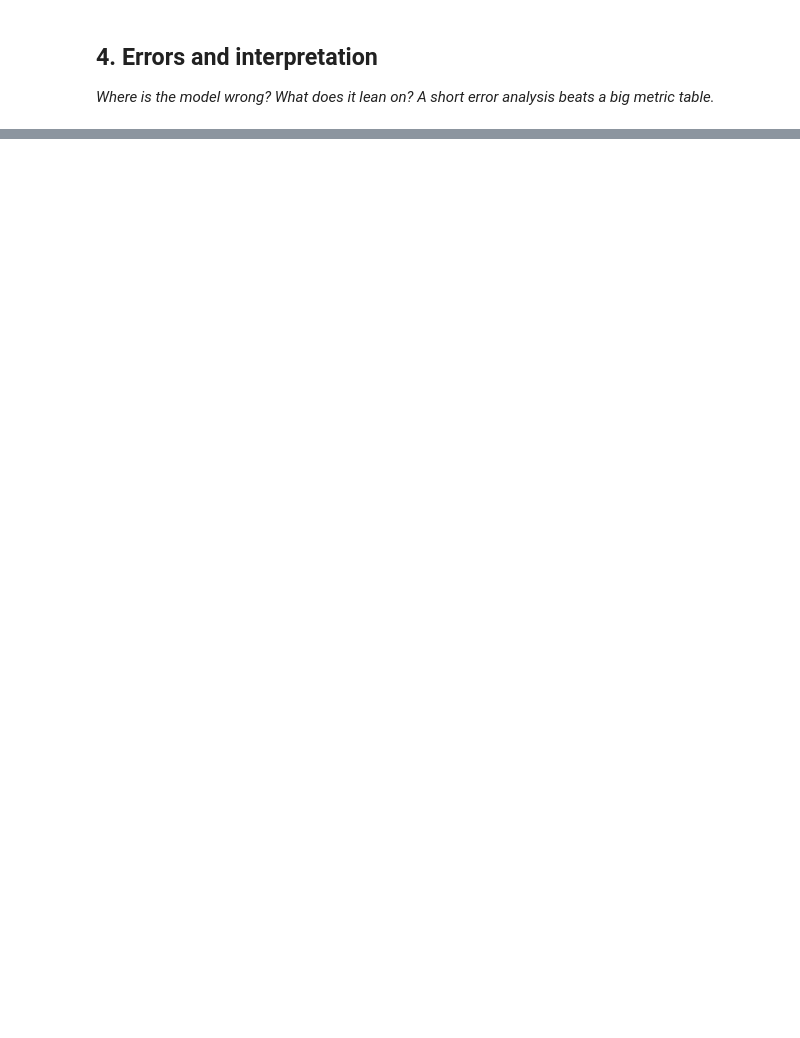
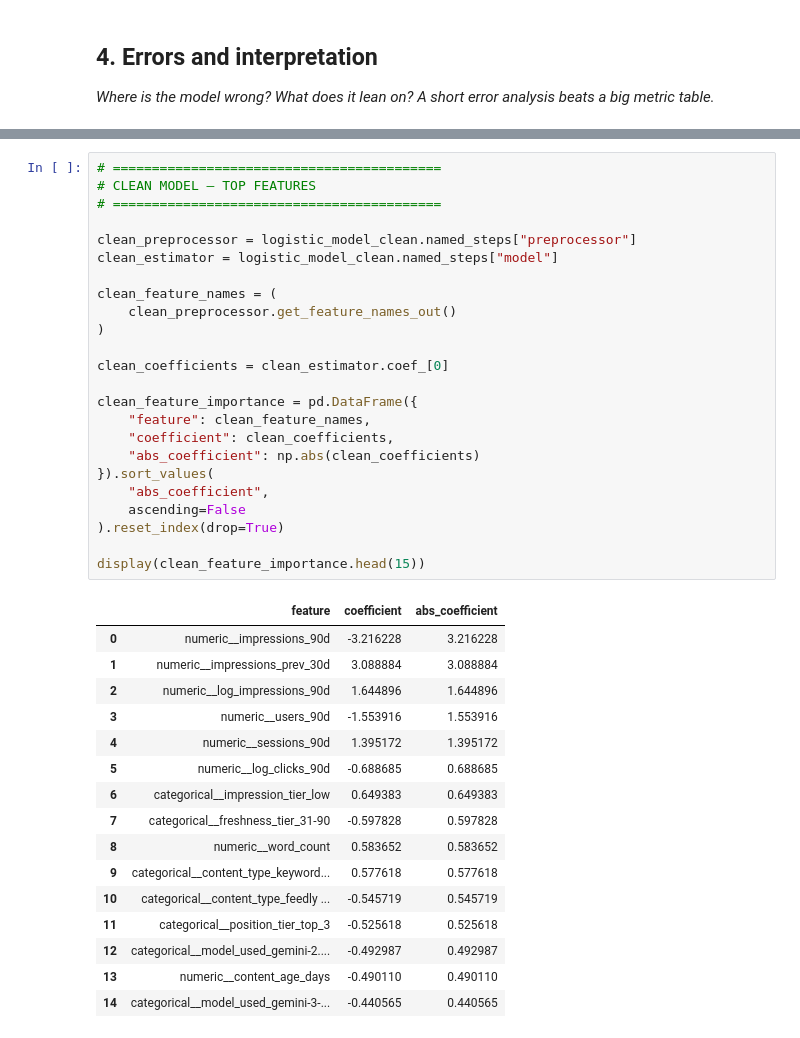
Before and after one commit to Ishwarsolanki-004/ML-internship-with-flyrank-ai, a Jupyter notebook: work/notebooks/w05_model.ipynb, the cells around one changed output, grey strips where cells are left out. Saved outputs shown, nothing was run; the diff lists cells and outputs as text; blank space fills up the shorter version.

```diff
--- a/work/notebooks/w05_model.ipynb
+++ b/work/notebooks/w05_model.ipynb
@@ -36,0 +862,41 @@ This skeleton is yours to fill. Work the sections **in order** — each one has
+# %%
+# ==========================================
+# CLEAN MODEL — TOP FEATURES
+# ==========================================
+
+clean_preprocessor = logistic_model_clean.named_steps["preprocessor"]
+clean_estimator = logistic_model_clean.named_steps["model"]
+
+clean_feature_names = (
+    clean_preprocessor.get_feature_names_out()
+)
+
+clean_coefficients = clean_estimator.coef_[0]
+
+clean_feature_importance = pd.DataFrame({
+    "feature": clean_feature_names,
+    "coefficient": clean_coefficients,
+    "abs_coefficient": np.abs(clean_coefficients)
+}).sort_values(
+    "abs_coefficient",
+    ascending=False
+).reset_index(drop=True)
+
+display(clean_feature_importance.head(15))
+# %% [output]
+|  | feature | coefficient | abs_coefficient |
+| 0 | numeric__impressions_90d | -3.216228 | 3.216228 |
+| 1 | numeric__impressions_prev_30d | 3.088884 | 3.088884 |
+| 2 | numeric__log_impressions_90d | 1.644896 | 1.644896 |
+| 3 | numeric__users_90d | -1.553916 | 1.553916 |
+| 4 | numeric__sessions_90d | 1.395172 | 1.395172 |
+| 5 | numeric__log_clicks_90d | -0.688685 | 0.688685 |
+| 6 | categorical__impression_tier_low | 0.649383 | 0.649383 |
+| 7 | categorical__freshness_tier_31-90 | -0.597828 | 0.597828 |
+| 8 | numeric__word_count | 0.583652 | 0.583652 |
+| 9 | categorical__content_type_keyword... | 0.577618 | 0.577618 |
+| 10 | categorical__content_type_feedly ... | -0.545719 | 0.545719 |
+| 11 | categorical__position_tier_top_3 | -0.525618 | 0.525618 |
+| 12 | categorical__model_used_gemini-2.... | -0.492987 | 0.492987 |
+| 13 | numeric__content_age_days | -0.490110 | 0.490110 |
+| 14 | categorical__model_used_gemini-3-... | -0.440565 | 0.440565 |
```
Also changed, not shown: parts of 37 cells of this notebook.
